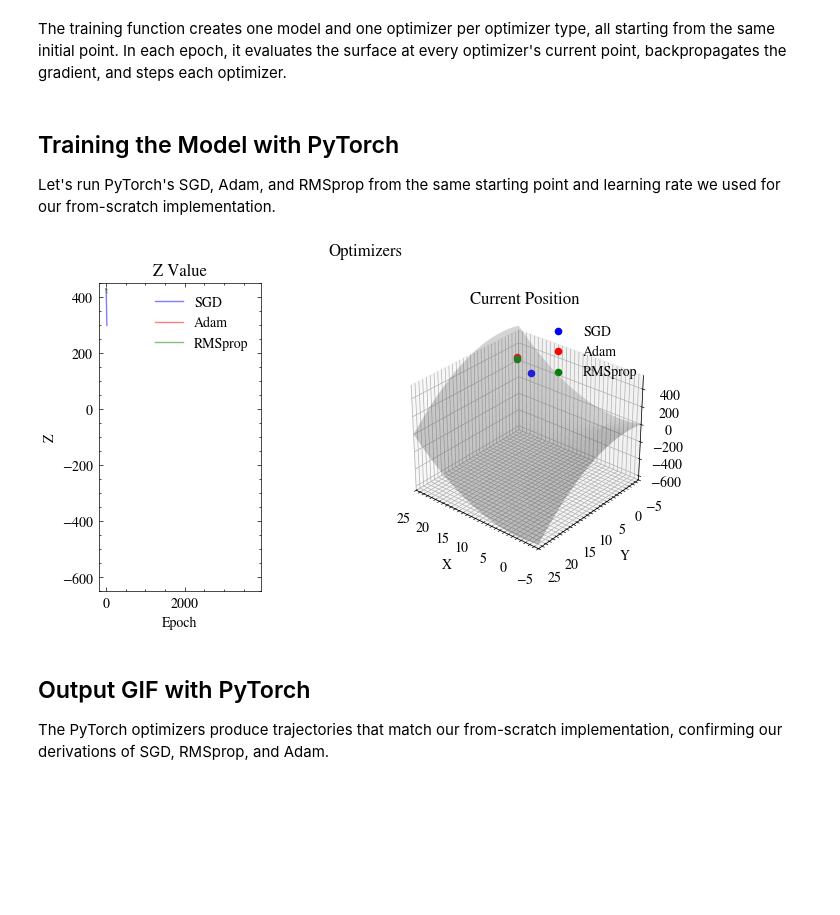
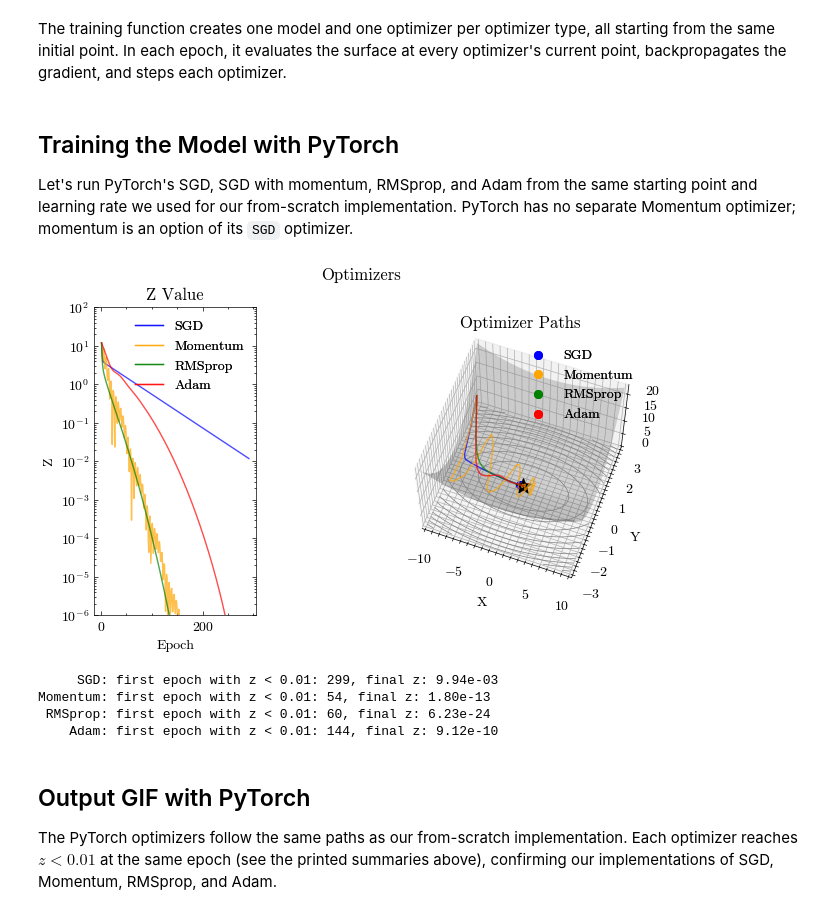
Before and after one commit to gavinkhung/optimizers, a Jupyter notebook: optimizers.ipynb, the cells around one changed output. Drawn from its saved outputs; the diff is of its cells as text; code cells hidden in the pictures; blank space fills up the shorter version.

```diff
--- a/optimizers.ipynb
+++ b/optimizers.ipynb
@@ -142,7 +136,7 @@ Let's implement each optimizer from scratch as a class with a `step` method that
 # %%
 def surface_gradient(pt):
     x, y = pt
-    return np.array([2 * x, -2 * y])
+    return np.array([0.1 * x, 4 * y])
 
 
 class SGD:
@@ -151,6 +145,17 @@ class SGD:
 
     def step(self, params, gradient):
         return params - self.learning_rate * gradient
+
+
+class Momentum:
+    def __init__(self, learning_rate, momentum=0.9):
+        self.learning_rate = learning_rate
+        self.momentum = momentum
+        self.velocity = 0
+
+    def step(self, params, gradient):
+        self.velocity = self.momentum * self.velocity + gradient
+        return params - self.learning_rate * self.velocity
 
 
 class RMSprop:
@@ -281,15 +298,16 @@ Let's train all three optimizers from the same starting point and compare them.
 # %%
-initial_pt = np.array([20.75, 0.5])
+initial_pt = np.array([-9.0, 2.0])
 
-learning_rate = 0.005
-epochs = 4000
+learning_rate = 0.1
+epochs = 300
 
 optimizers = {
     "SGD": SGD(learning_rate),
+    "Momentum": Momentum(learning_rate),
+    "RMSprop": RMSprop(learning_rate),
     "Adam": Adam(learning_rate),
-    "RMSprop": RMSprop(learning_rate),
 }
-colors = ["blue", "red", "green"]
+colors = ["blue", "orange", "green", "red"]
 
 output_filename = "optimizers.gif"
 fit(optimizers, surface_fn, X, Y, Z, initial_pt, epochs, output_filename, colors)
@@ -399,41 +401,46 @@ def torch_fit(
 # %% [markdown]
 ## Training the Model with PyTorch
 
-Let's run PyTorch's SGD, Adam, and RMSprop from the same starting point and learning rate we used for our from-scratch implementation.
+Let's run PyTorch's SGD, SGD with momentum, RMSprop, and Adam from the same starting point and learning rate we used for our from-scratch implementation. PyTorch has no separate Momentum optimizer; momentum is an option of its `SGD` optimizer.
 # %%
 device = torch.device("cuda:0" if torch.cuda.is_available() else "cpu")
 
-initial_pt = np.array([20.75, 0.5])
-initial_pt_tensor = torch.tensor(initial_pt, device=device, dtype=torch.float32)
+initial_pt = np.array([-9.0, 2.0])
 
 optimizer_types = {
     "SGD": torch.optim.SGD,
+    "Momentum": lambda params, lr: torch.optim.SGD(params, lr=lr, momentum=0.9),
+    "RMSprop": torch.optim.RMSprop,
     "Adam": torch.optim.Adam,
-    "RMSprop": torch.optim.RMSprop,
 }
-colors = ["blue", "red", "green"]
+colors = ["blue", "orange", "green", "red"]
 
-learning_rate = 0.005
-epochs = 4000
+learning_rate = 0.1
+epochs = 300
 
 output_filename_pytorch = "optimizers_pytorch.gif"
 torch_fit(
     optimizer_types,
     surface_fn,
     X,
     Y,
     Z,
+    initial_pt,
     epochs,
     learning_rate,
     output_filename_pytorch,
     colors,
 )
 # %% [output]
-[figure, old version]
+[figure, new version]
+     SGD: first epoch with z < 0.01: 299, final z: 9.94e-03
+Momentum: first epoch with z < 0.01: 54, final z: 1.80e-13
+ RMSprop: first epoch with z < 0.01: 60, final z: 6.23e-24
+    Adam: first epoch with z < 0.01: 144, final z: 9.12e-10
 # %% [markdown]
 ## Output GIF with PyTorch
 
-The PyTorch optimizers produce trajectories that match our from-scratch implementation, confirming our derivations of SGD, RMSprop, and Adam.
+The PyTorch optimizers follow the same paths as our from-scratch implementation. Each optimizer reaches $z < 0.01$ at the same epoch (see the printed summaries above), confirming our implementations of SGD, Momentum, RMSprop, and Adam.
 # %%
 Image(filename=output_filename_pytorch)
 # %% [output]
```
Also changed, not shown: parts of 23 cells of this notebook, 3 other files.
